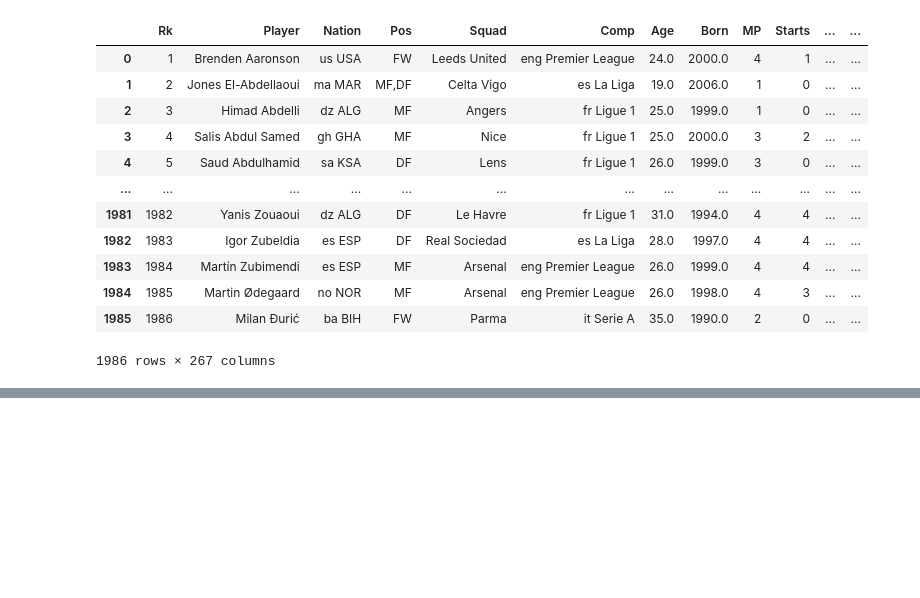
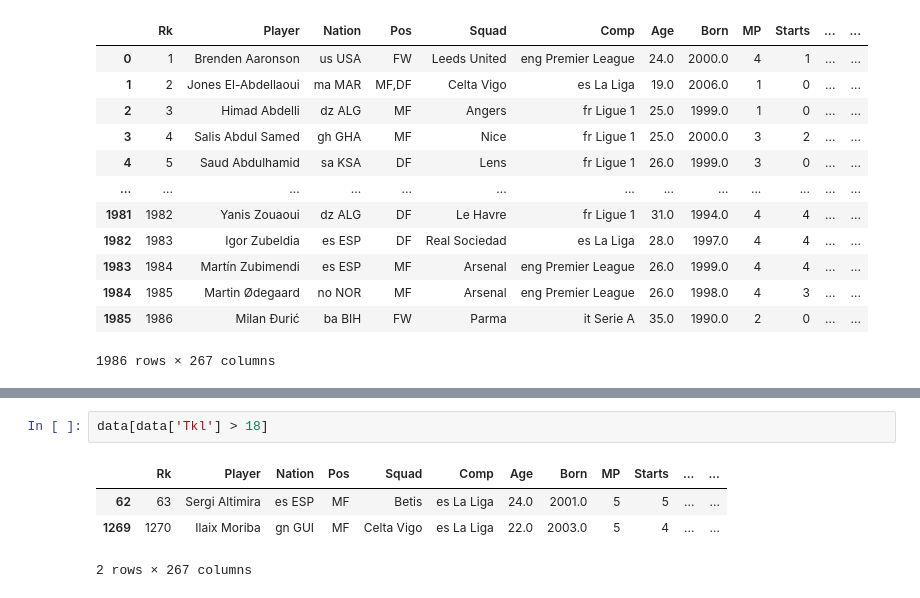
Before and after one commit to plamensve/MACHINE_LEARNING_SOFTUNI, a Jupyter notebook: 02_linear_and_logistic_regression/football_players.ipynb, the cells around one changed output, grey strips where cells are left out. Drawn from its saved outputs; the diff is of its cells as text; blank space fills up the shorter version.

```diff
--- a/02_linear_and_logistic_regression/football_players.ipynb
+++ b/02_linear_and_logistic_regression/football_players.ipynb
@@ -174,0 +102,7 @@ plt.show()
+# %%
+data[data['Tkl'] > 18]
+# %% [output]
+|  | Rk | Player | Nation | Pos | Squad | Comp | Age | Born | MP | Starts | ... | ... |
+| 62 | 63 | Sergi Altimira | es ESP | MF | Betis | es La Liga | 24.0 | 2001.0 | 5 | 5 | ... | ... |
+| 1269 | 1270 | Ilaix Moriba | gn GUI | MF | Celta Vigo | es La Liga | 22.0 | 2003.0 | 5 | 4 | ... | ... |
+2 rows × 267 columns
```
Also changed, not shown: parts of 8 cells of this notebook.
